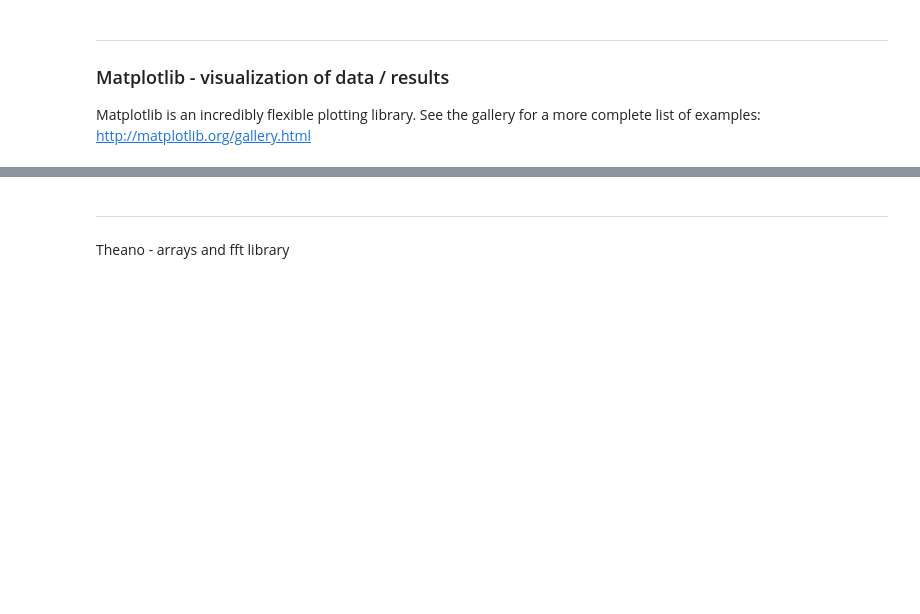
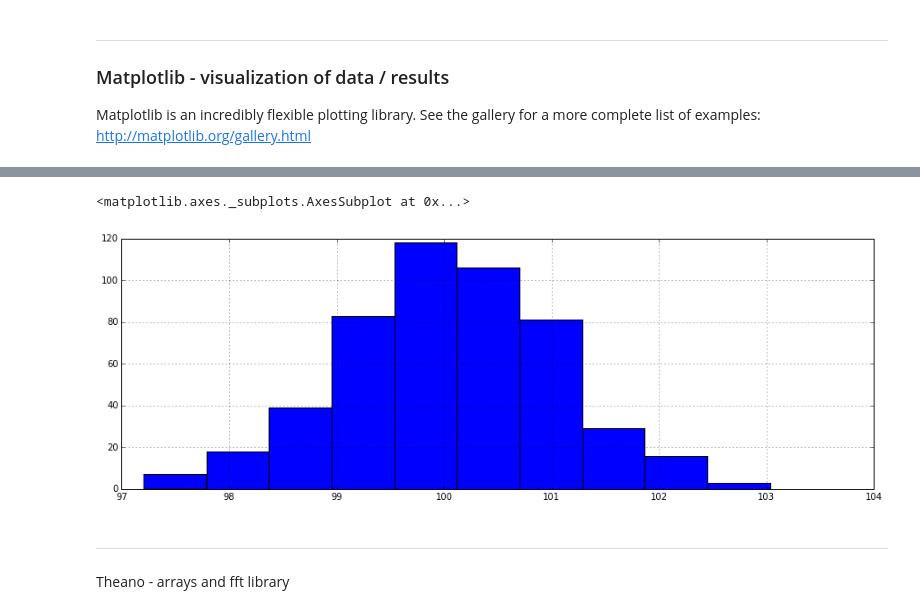
Before and after one commit to ML4P/ml-for-python-programmers, a Jupyter notebook: Section 1.ipynb, the cells around one changed output, grey strips where cells are left out. Saved outputs shown, nothing was run; the diff lists cells and outputs as text; code cells hidden in the pictures; blank space fills up the shorter version.

```diff
--- a/Section 1.ipynb
+++ b/Section 1.ipynb
@@ -225,3 +267,10 @@ Matplotlib is an incredibly flexible plotting library. See the gallery for a mor
+# %%
+# Pandas makes it especially easy to create histograms
+s = pd.Series(e1.normal(100, size=500))
+s.hist()
+# %% [output]
+<matplotlib.axes._subplots.AxesSubplot at 0x...>
+[figure, added]
 # %% [markdown]
 ----
 Theano - arrays and fft library
```
Also changed, not shown: parts of 5 cells of this notebook.
